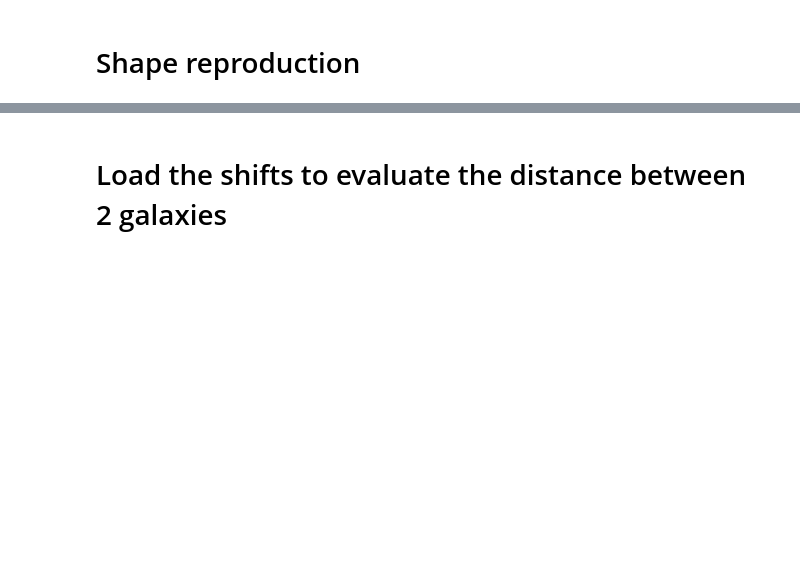
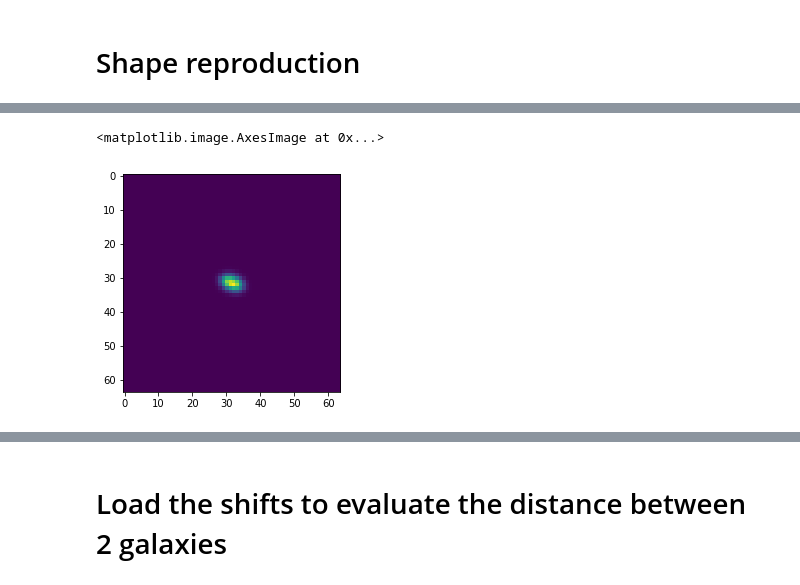
Before and after one commit to LSSTDESC/DeblenderVAE, a Jupyter notebook: notebooks/Deblender/Plots_Deblender-LSST.ipynb, the cells around one changed output, grey strips where cells are left out. Cells and saved outputs as stored; diff of their text form; code cells hidden in the pictures; blank space fills up the shorter version.

Commit message:
Correction in VAE R band, add folder for qsub (to solve). Different corrections

```diff
--- a/notebooks/Deblender/Plots_Deblender-LSST.ipynb
+++ b/notebooks/Deblender/Plots_Deblender-LSST.ipynb
@@ -43,8 +43,8 @@ from generator_deblender import BatchGenerator_lsst_process
 batch_size = 100
 original_dim = 64*64*6
 # %%
-deblender = load_deblender('/sps/lsst/users/barcelin/weights/LSST/deblender/noisy/v2/mse/', '/sps/lsst/users/barcelin/weights/LSST/VAE/noisy/v5/mse/',6,  folder = True)
-
+deblender = load_deblender('/sps/lsst/users/barcelin/weights/LSST/VAE/noisy/v5/mse/', '/sps/lsst/users/barcelin/weights/LSST/deblender/noisy/v2/mse/',6,  folder = True)
+# v7 / v3
 def deblender_loss(x, x_decoded_mean):
     xent_loss = original_dim*K.mean(K.sum(K.binary_crossentropy(x, x_decoded_mean), axis=[1,2,3]))
     return xent_loss
@@ -111,3 +323,8 @@ for i in range(N_plot):
+# %%
+plt.imshow(output_vae[0].reshape((6,64,64))[2])
+# %% [output]
+<matplotlib.image.AxesImage at 0x...>
+[figure, added]
 # %%
 im_size = 64
 
```
Also changed, not shown: parts of 50 cells of this notebook, 18 other files.
